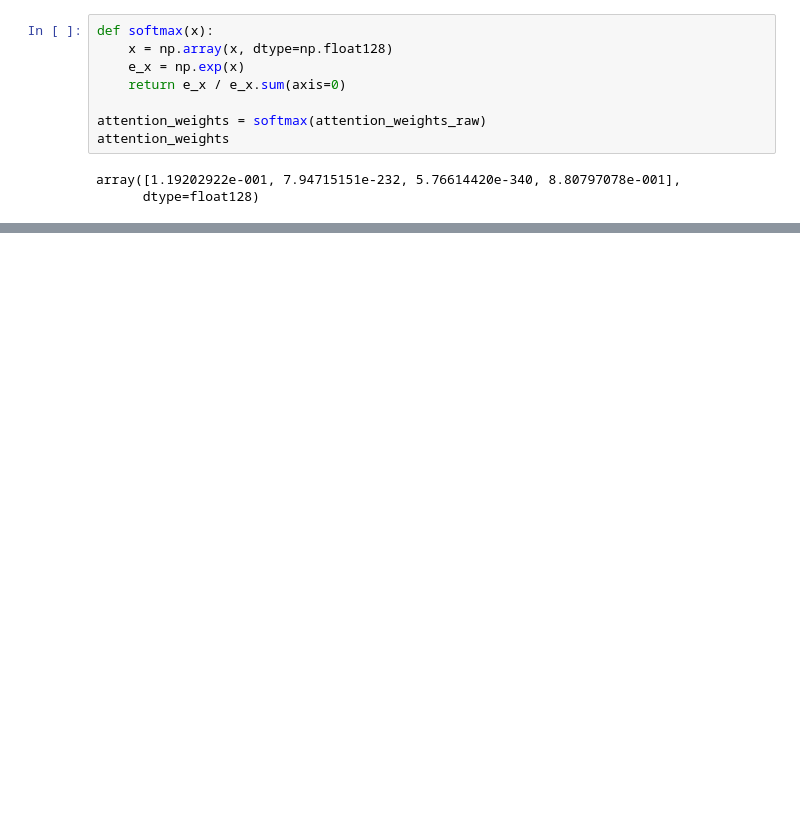
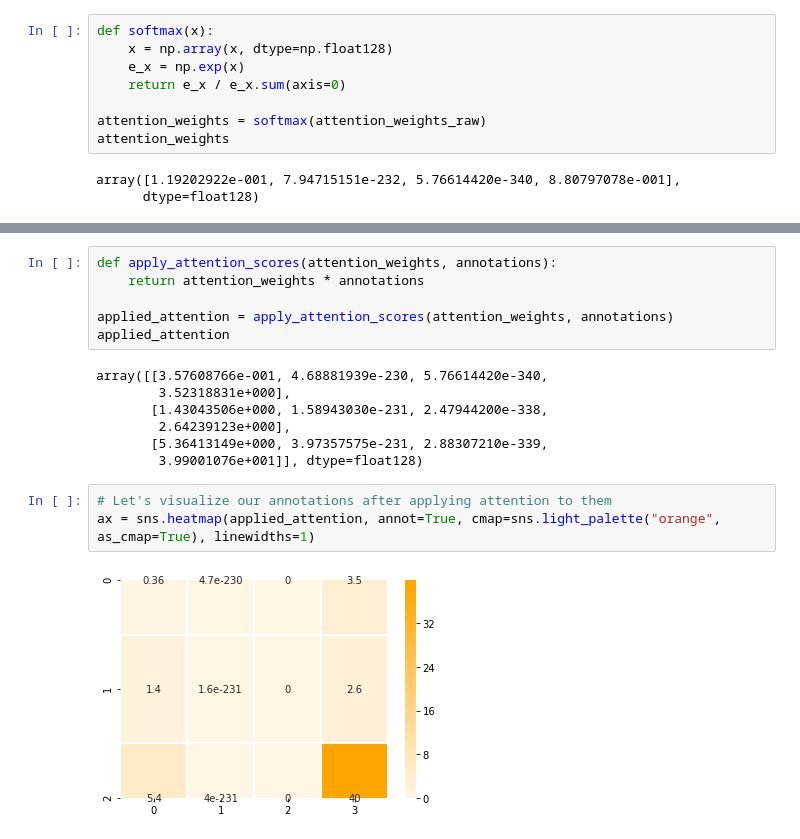
Before and after one commit to puthusseri/Attention, a Jupyter notebook: attention.ipynb, the cells around one changed output, grey strips where cells are left out. Cells and saved outputs as stored; diff of their text form; blank space fills up the shorter version.

Commit message:
feat:Calculated the attention context vector

```diff
--- a/attention.ipynb
+++ b/attention.ipynb
@@ -89,0 +97,18 @@ array([1.19202922e-001, 7.94715151e-232, 5.76614420e-340, 8.80797078e-001],
+# %%
+def apply_attention_scores(attention_weights, annotations):
+    return attention_weights * annotations
+
+applied_attention = apply_attention_scores(attention_weights, annotations)
+applied_attention
+# %% [output]
+array([[3.57608766e-001, 4.68881939e-230, 5.76614420e-340,
+        3.52318831e+000],
+       [1.43043506e+000, 1.58943030e-231, 2.47944200e-338,
+        2.64239123e+000],
+       [5.36413149e+000, 3.97357575e-231, 2.88307210e-339,
+        3.99001076e+001]], dtype=float128)
+# %%
+# Let's visualize our annotations after applying attention to them
+ax = sns.heatmap(applied_attention, annot=True, cmap=sns.light_palette("orange", as_cmap=True), linewidths=1)
+# %% [output]
+[figure, added]
```
Also changed, not shown: parts of 5 cells of this notebook, 1 other file.
